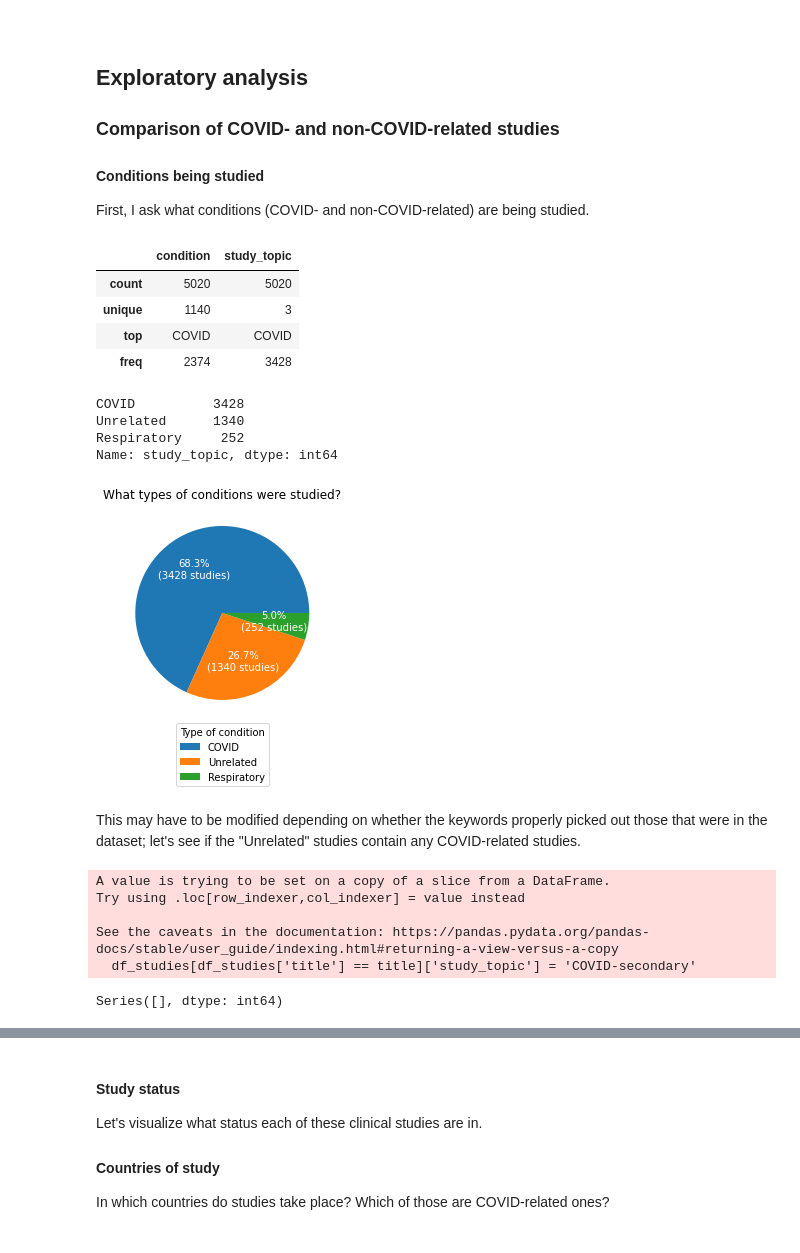
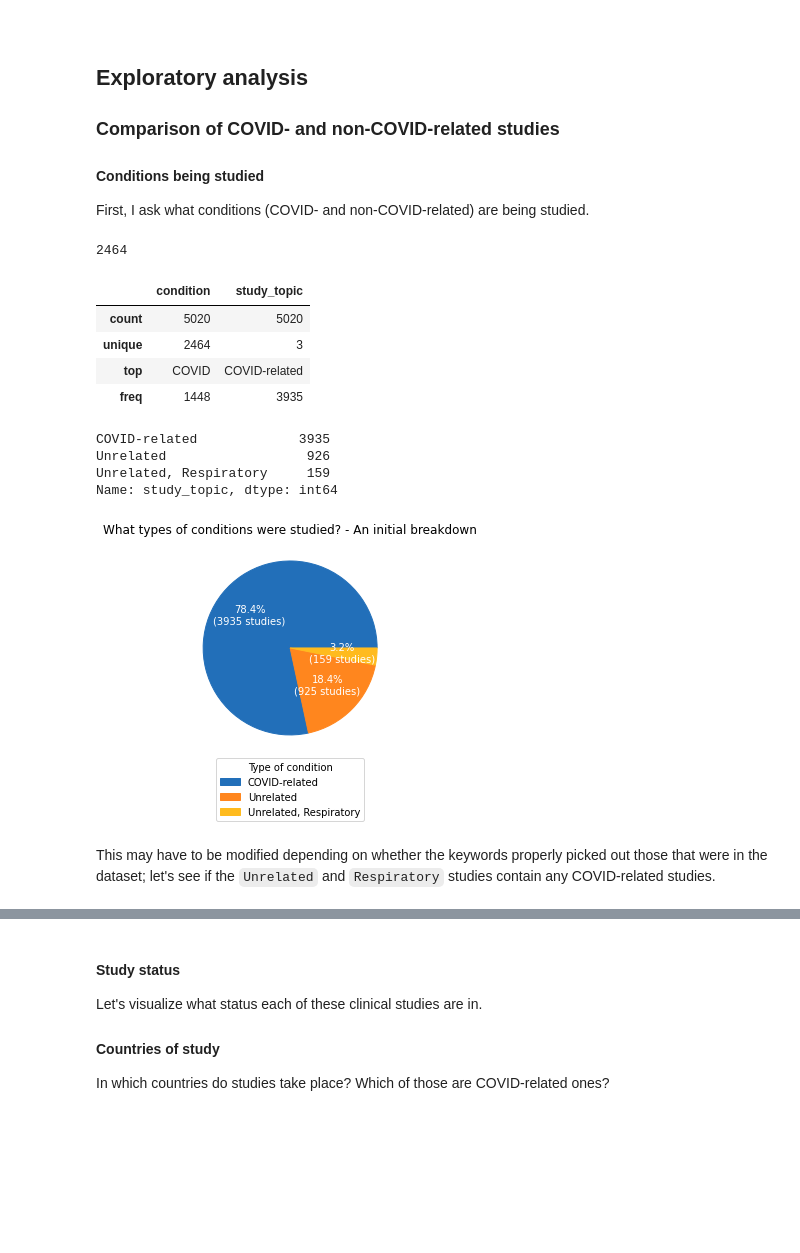
Before and after one commit to chels-kim/kaggle-covid-clintri, a Jupyter notebook: kaggle-covid-clintri/COVID-19 Clinical Trials.ipynb, the cells around one changed output, grey strips where cells are left out. Cells and saved outputs as stored; diff of their text form; code cells hidden in the pictures; blank space fills up the shorter version.

```diff
--- a/kaggle-covid-clintri/COVID-19 Clinical Trials.ipynb
+++ b/kaggle-covid-clintri/COVID-19 Clinical Trials.ipynb
@@ -38,7 +38,7 @@ import matplotlib.pyplot as plt
 import seaborn as sns
 
 # Read file data
-path = '../pythonProject/covid19-clinical-trials-dataset/'
+path = '../kaggle-covid-clintri/covid19-clinical-trials-dataset/'
 xml_path = path + 'COVID-19 CLinical trials studies/COVID-19 CLinical trials studies/'
 list_of_files = os.listdir(xml_path)
 print('Total clinical trials:', len(list_of_files))
@@ -113,3 +124,6 @@ df_studies.to_csv('../pythonProject/studies_summarized.csv')
+# %%
+# If already saved, load the csv file
+df_studies = pd.read_csv('../kaggle-covid-clintri/studies_summarized.csv')
 # %%
 # print the first few rows of studies dataframe and describe it
 df_studies.head()
@@ -192,13 +212,16 @@ Some questions I would like to ask throughout this analysis:
 
 #### Conditions being studied
 First, I ask what conditions (COVID- and non-COVID-related) are being studied.
+# %%
+# Use a pie chart: must count incidences of each type
+
+condition_counts = df_studies.condition.value_counts()
+conditions_list = list(condition_counts.index)
+len(conditions_list)
+# %% [output]
+2464
 # %%
-# Use a pie chart: must count incidences of each type
-
-condition_counts = df_studies.condition.value_counts()
-conditions_list = list(condition_counts.index)
-
-# Define keywords to look for
+# Define keywords to look for; though not ideal, I am choosing to manually define these keywords
 covid_keys = [
     'covid', 'coronavirus', 'sars-cov2', '2019-ncov', 'severe acute respiratory syndrome coronavirus 2', 'ncov'
 ]
@@ -207,82 +230,81 @@ resp_keys = [
 ]
 
 df_studies['study_topic'] = ['']*len(df_studies.condition)
-
-# TODO: This part may need to be modified if the study titles are more accurate indicators of topic (esp. for non-cov, resp ones)
+c = 0
 
 for cond in conditions_list:
     # from the condition chosen, parse for any of the keys string
     if any(key in cond.lower() for key in covid_keys):
-        label = 'COVID'
+        label = 'COVID-related'
     elif any(key in cond.lower() for key in resp_keys):
-        label = 'Respiratory'
+        label = 'Unrelated, Respiratory'
     else:
         label = 'Unrelated'
-    df_studies['study_topic'].loc[df_studies.condition == cond] = label
+    df_studies.loc[df_studies.condition == cond, 'study_topic'] = label
 
 df_studies[['condition','study_topic']].describe()
 # %% [output]
 |  | condition | study_topic |
 | count | 5020 | 5020 |
-| unique | 1140 | 3 |
-| top | COVID | COVID |
-| freq | 2374 | 3428 |
+| unique | 2464 | 3 |
+| top | COVID | COVID-related |
+| freq | 1448 | 3935 |
-# %%
-condition_detailed_counts = df_studies.study_topic.value_counts()
-print(condition_detailed_counts)
-# %% [output]
-COVID          3428
-Unrelated      1340
-Respiratory     252
-Name: study_topic, dtype: int64
 # %%
 # Visualize the data
+
+condition_detailed_counts = df_studies.study_topic.value_counts()
+print(condition_detailed_counts)
 
 values = condition_detailed_counts.to_numpy()
 labels = condition_detailed_counts.keys().to_numpy()
 
 def pctvalue(pct, data):
     counts = int(pct/100 * np.sum(data))
     return "{:.1f}%\n({:d} studies)".format(pct, counts)
 
 fig, ax = plt.subplots(subplot_kw=dict(aspect='equal'))
 
 wedges, texts, autotexts = ax.pie(
     values,
     textprops=dict(color='w'),
     autopct=lambda pct: pctvalue(pct, values)
 )
 
+# Hand-picked hex codes of colours
+colours_list = ['#226FB9','#FF861E','#FFBB1E']
+for idx, wedge in enumerate(wedges):
+    wedge = wedge.set_color(colours_list[idx])
+
 ax.legend(
     wedges, labels,
     title = "Type of condition",
     loc = "center",
     bbox_to_anchor=(0,-0.1, 1,-0.1)
 )
 
-ax.set_title("What types of conditions were studied?")
+ax.set_title("What types of conditions were studied? - An initial breakdown")
 
 plt.show()
 
 # BONUS TODO: Make the plot interactive using plotly and enable display of all the raw condition names as listed in the datset
 # %% [output]
+COVID-related             3935
+Unrelated                  926
+Unrelated, Respiratory     159
+Name: study_topic, dtype: int64
-[figure, old version]
+[figure, new version]
 # %% [markdown]
 This may have to be modified depending on whether the keywords properly picked out those that were in the dataset;
-let's see if the "Unrelated" studies contain any COVID-related studies.
+let's see if the `Unrelated` and `Respiratory` studies contain any COVID-related studies.
 # %%
 # Look for the COVID keywords in titles.
 titles_unrelated = df_studies[df_studies['study_topic'] == 'Unrelated']['title']
+titles_resp = df_studies[df_studies['study_topic'] == 'Respiratory']['title']
 
 for title in titles_unrelated:
     if any(key in title.lower() for key in covid_keys):
-        df_studies[df_studies['title'] == title]['study_topic'] = 'COVID-secondary'
+        df_studies.loc[df_studies['title'] == title,'study_topic'] = 'COVID_secondary'
 
-df_studies[df_studies['title'] == 'COVID-secondary'].value_counts()
+for title in titles_resp:
+    if any(key in title.lower() for key in covid_keys):
+        df_studies.loc[df_studies['title'] == title,'study_topic'] = 'COVID_secondary'
-# %% [output]
-A value is trying to be set on a copy of a slice from a DataFrame.
-Try using .loc[row_indexer,col_indexer] = value instead
-
-See the caveats in the documentation: https://pandas.pydata.org/pandas-docs/stable/user_guide/indexing.html#returning-a-view-versus-a-copy
-  df_studies[df_studies['title'] == title]['study_topic'] = 'COVID-secondary'
-Series([], dtype: int64)
```
Also changed, not shown: parts of 9 cells of this notebook, 1 other file.
